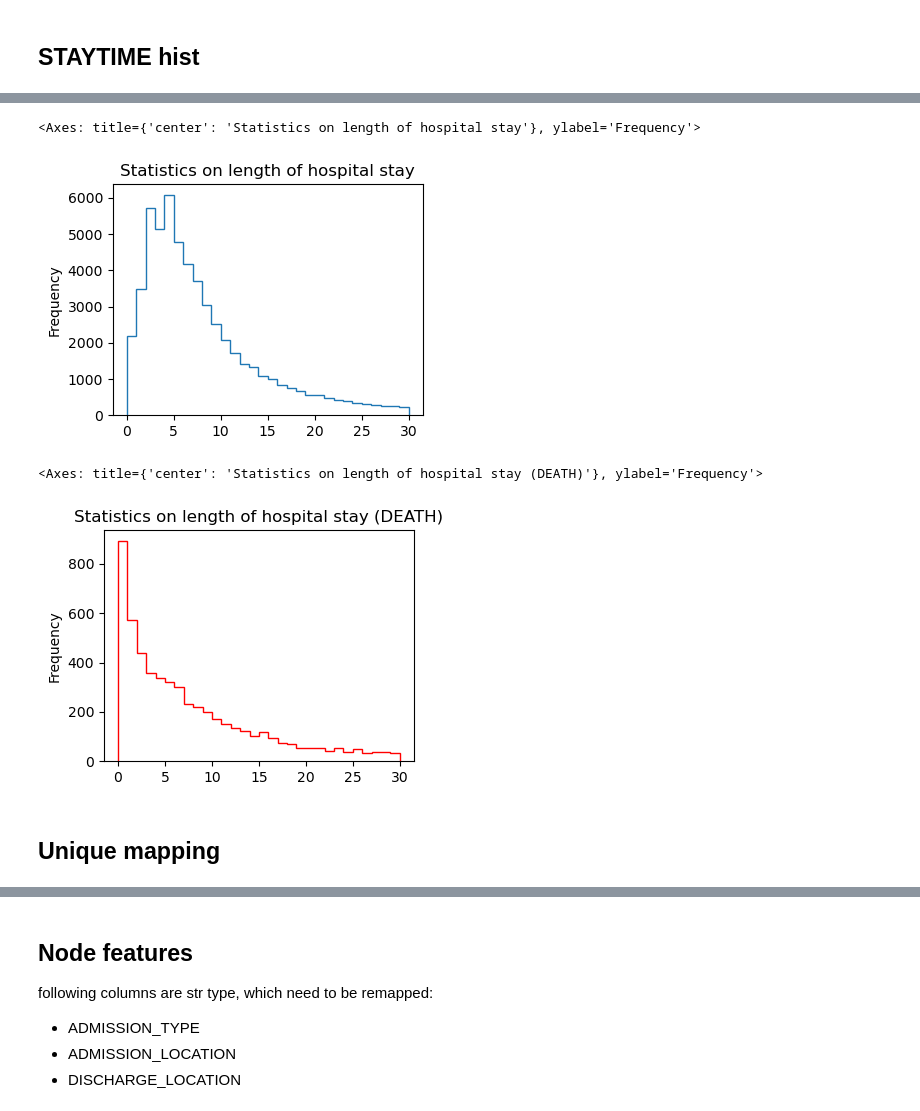
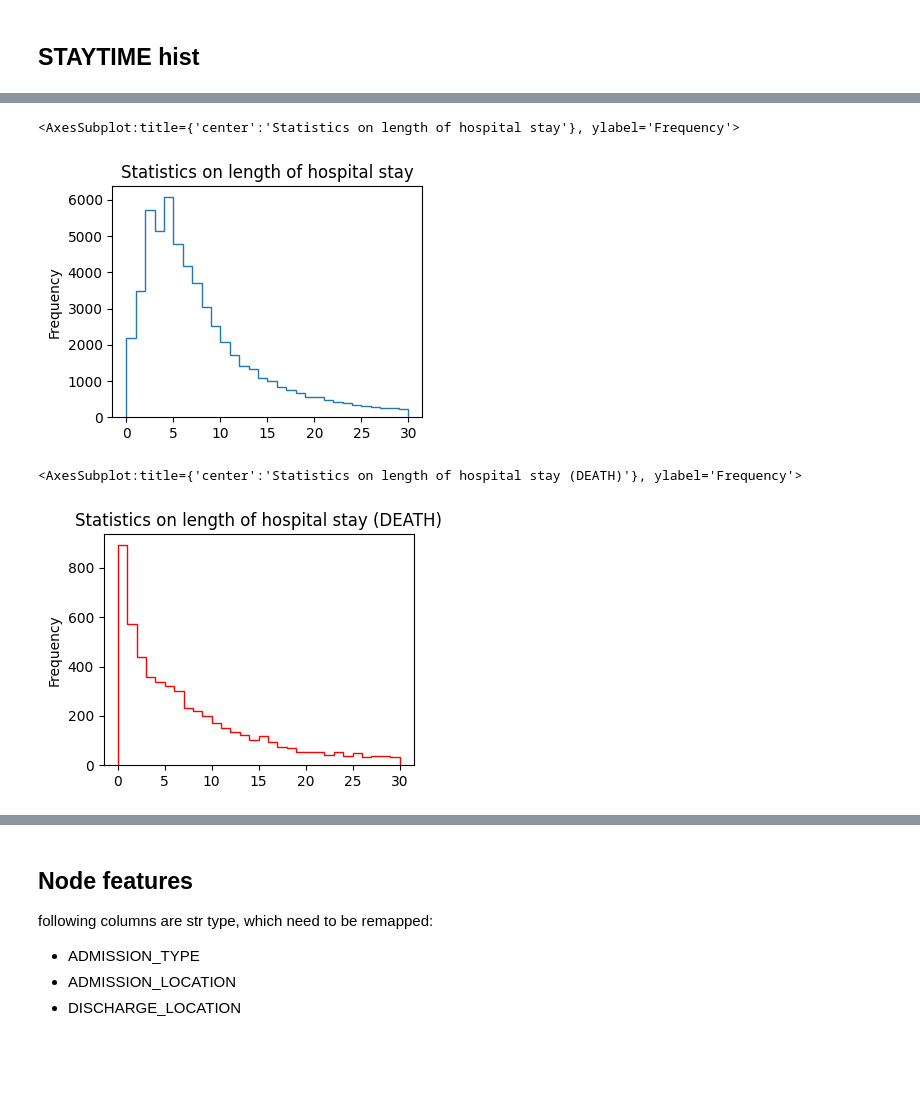
Before and after one commit to Nemo4110/GNNs-Driven-Clinical-Decision-Making-Assistance, a Jupyter notebook: notebook/explore.ipynb, the cells around one changed output, grey strips where cells are left out. Cells and saved outputs as stored; diff of their text form; code cells hidden in the pictures; blank space fills up the shorter version.

```diff
--- a/notebook/explore.ipynb
+++ b/notebook/explore.ipynb
@@ -99,14 +105,14 @@ df_admissions.head()
 | 3 | 24 | 24 | 161859 | 2139-06-06 16:14:00 | 2139-06-09 12:48:00 | NaN | EMERGENCY | TRANSFER FROM HOSP/EXTRAM | ... |
 | 4 | 25 | 25 | 129635 | 2160-11-02 02:06:00 | 2160-11-05 14:55:00 | NaN | EMERGENCY | EMERGENCY ROOM ADMIT | ... |
 # %%
-df_admissions.STAYTIME.plot(kind='hist', bins=30, range=(0, 30), histtype="step", figsize=(4, 3), title="Statistics on length of hospital stay")
+df_admissions.STAYTIME.plot(
+    kind='hist', bins=30, range=(0, 30), histtype="step", figsize=(4, 3), title="Statistics on length of hospital stay")
 # %% [output]
-<Axes: title={'center': 'Statistics on length of hospital stay'}, ylabel='Frequency'>
+<AxesSubplot:title={'center':'Statistics on length of hospital stay'}, ylabel='Frequency'>
-[figure, old version]
+[figure, new version]
 # %%
-df_admissions[df_admissions.DEATHTIME.notnull()].STAYTIME.plot(kind='hist', bins=30, range=(0, 30), histtype="step", figsize=(4, 3), cmap="autumn", title="Statistics on length of hospital stay (DEATH)")
+df_admissions[df_admissions.DEATHTIME.notnull()].STAYTIME.plot(
+    kind='hist', bins=30, range=(0, 30), histtype="step", figsize=(4, 3), cmap="autumn", title="Statistics on length of hospital stay (DEATH)")
 # %% [output]
-<Axes: title={'center': 'Statistics on length of hospital stay (DEATH)'}, ylabel='Frequency'>
+<AxesSubplot:title={'center':'Statistics on length of hospital stay (DEATH)'}, ylabel='Frequency'>
-[figure, old version]
+[figure, new version]
-# %% [markdown]
-## Unique mapping
```
Also changed, not shown: parts of 48 cells of this notebook, 9 other files.
